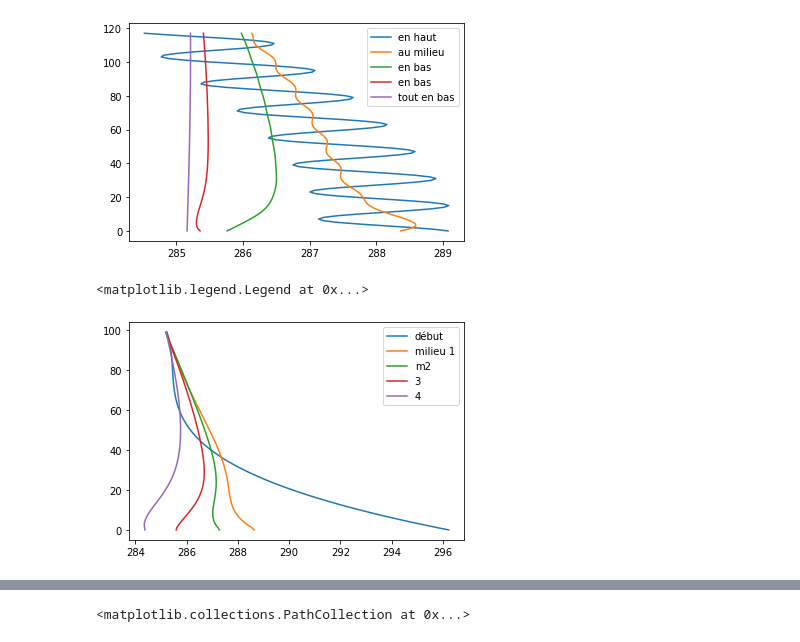
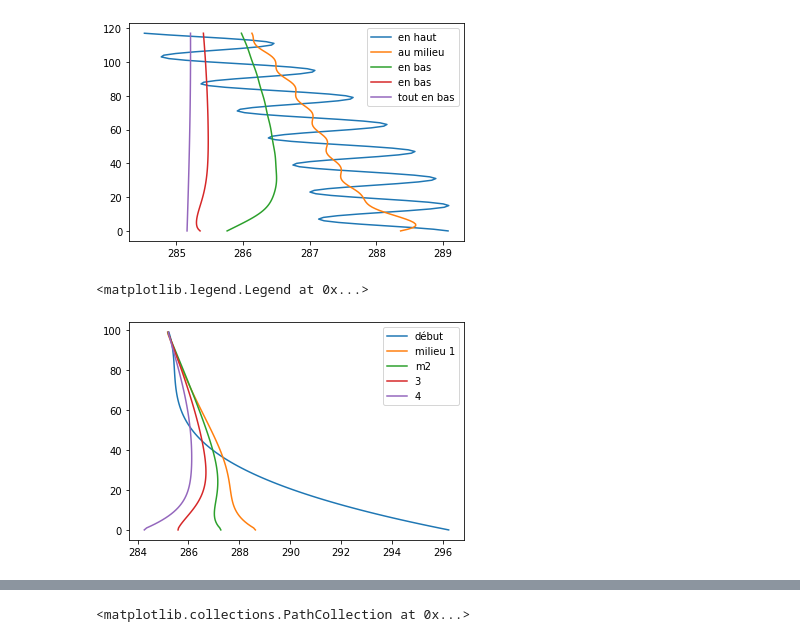
Before and after one commit to BereniceSinopoliPal/Calcul_Molonari_Julien_Berenice, a Jupyter notebook: demo calcul.ipynb, the cells around one changed output, grey strips where cells are left out. Saved outputs shown, nothing was run; the diff lists cells and outputs as text; code cells hidden in the pictures.

```diff
--- a/demo calcul.ipynb
+++ b/demo calcul.ipynb
@@ -39,6 +41,6 @@ column = Column.from_dict(col_dict)
 ### le flux d'eau est important. C'est une valeur unique. Ce qui transite au niveau de la première cellule.
 ## trois frise (adv, conv, et flux total)
 # %%
-params ={'moinslog10K':-np.log(8e-4),'lambda_s': 1.08, 'n':0.15,'rhos_cs':4e6, 'nb_cel':100}
+params ={'moinslog10K':6,'lambda_s': 1.08, 'n':0.15,'rhos_cs':4e6, 'nb_cel':100}
 # %%
 temp,delta_h = column.solve_transi(params)
@@ -68,11 +62,11 @@ plt.show()
 # %%
 temp = np.asarray(temp)
 plt.plot(temp[0],range(len(temp[0])),label='début')
 plt.plot(temp[30],range(len(temp[0])),label='milieu 1')
 plt.plot(temp[60],range(len(temp[0])),label='m2')
 plt.plot(temp[90],range(len(temp[0])),label='3')
-plt.plot(temp[140],range(len(temp[0])),label='4')
+plt.plot(temp[119],range(len(temp[0])),label='4')
 plt.legend()
 # %% [output]
 <matplotlib.legend.Legend at 0x...>
-[figure, old version]
+[figure, new version]
```
Also changed, not shown: parts of 12 cells of this notebook, 10 other files.
